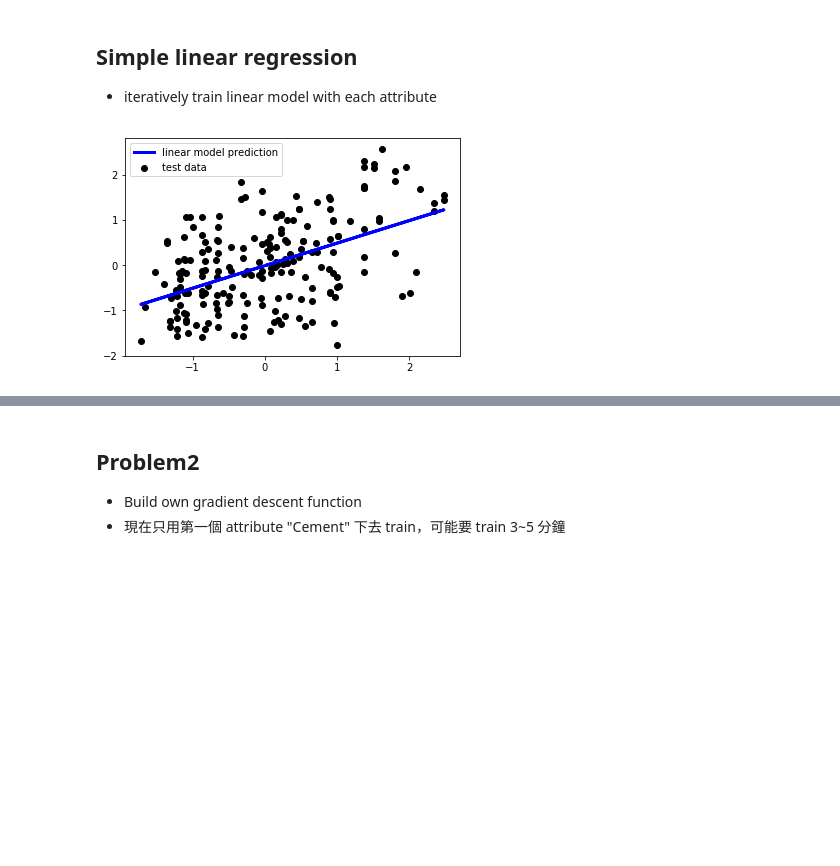
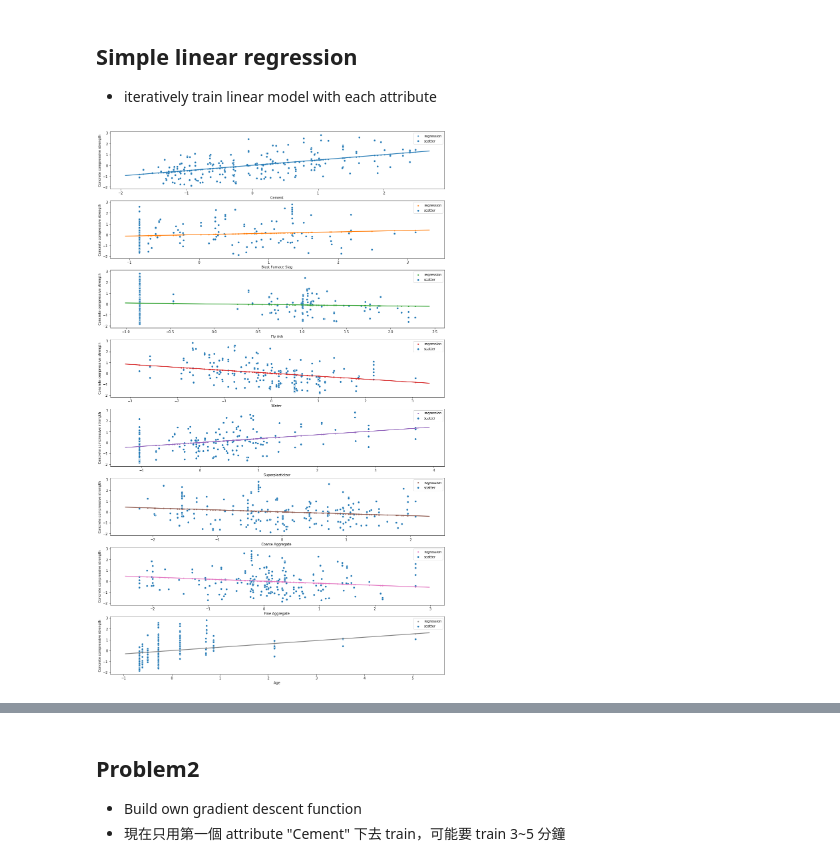
Before and after one commit to hcchang0701/machine_learning, a Jupyter notebook: hw3/Problem2.ipynb, the cells around one changed output, grey strips where cells are left out. Cells and saved outputs as stored; diff of their text form; code cells hidden in the pictures; blank space fills up the shorter version.

```diff
--- a/hw3/Problem2.ipynb
+++ b/hw3/Problem2.ipynb
@@ -122,51 +119,54 @@ col = ['MSE', 'Cor', 'R2', 'bias', 'weight']
 regResult = pd.DataFrame(index=row, columns=col)
 # %%
 from sklearn.model_selection import train_test_split
-trainCol = ['X_train', 'y_train']
-testCol = ['X_test', 'y_test']
+from sklearn.linear_model import LinearRegression
+
+inputNum = 8
+
+X, y = df.iloc[:, 0:inputNum], df.iloc[:, inputNum:inputNum+1]
 X_train, X_test, y_train, y_test = train_test_split(X, y, test_size=0.2)
-# %%
-Train = pd.DataFrame(columns=trainCol)
-Train.iloc[:, 0]=X_train.values
-Train.iloc[:, 1]=y_train.values
-
-Test = pd.DataFrame(columns=testCol)
-Test.iloc[:, 0]=X_test.values
-Test.iloc[:, 1]=y_test.values
-# %%
-X_train = X_train.values.reshape(-1, 1)
-X_test = X_test.values.reshape(-1, 1)
-y_train = y_train.values.reshape(-1, 1)
-y_test = y_test.values.reshape(-1, 1)
 # %% [markdown]
 ## Simple linear regression
 * iteratively train linear model with each attribute
 # %%
-# simple linear regression by sklearn function
-from sklearn.linear_model import LinearRegression
-
-# Train linear model by training set
-reg1 = LinearRegression().fit(X_train, y_train)
-y_pred_lm = reg1.predict(X_test)
-Test['y_pred_lm'] = y_pred_lm
-# The coefficients
-#print('Coefficients (weight): ', reg1.coef_)
-#print('Intercept (bias): ', reg1.intercept_)
-#print('linear model Correlation (R2-score): \n', reg1.score(X_train, y_train))
+axes = []
+fig, axes = plt.subplots(nrows=inputNum, sharey=True, figsize=(18, 30))
 
 
-# Plot outputs
-plt.scatter(X_test, y_test,  color='black', label='test data')
-plt.plot(X_test, y_pred_lm, color='blue', linewidth=3, label='linear model prediction')
+for i in range(0, inputNum):
+    #sns.regplot(x=df.columns[i], y=df.columns[inputNum], data=df, ax=axes[i])
 
-regResult.iloc[0, 0] = mean_squared_error(y_test, y_pred_lm)
-regResult.iloc[0, 1] = reg1.score(X_train, y_train)
-regResult.iloc[0, 2] = r2_score(y_test, y_pred_lm)
-regResult.iloc[0, 3] = reg1.intercept_[0]
-regResult.iloc[0, 4] = reg1.coef_[0]
-regResult.assign()
+    #df2 = pd.concat([X_train, X_test, y_train, y_test], axis=1)
+    Train = pd.concat([X_train, y_train], axis=1)
+    Test = pd.concat([X_test, y_test], axis=1)
 
-plt.legend()
-plt.show()
+
+
+
+    ### simple linear regression by sklearn function
+
+    # Train linear model by training set
+    reg1 = LinearRegression().fit(X_train.iloc[:, i:i+1], y_train)
+    y_pred_lm = reg1.predict(X_test.iloc[:, i:i+1])
+    Test['y_pred_lm'] = y_pred_lm
+
+    # Plot outputs
+    sns.regplot(x=Test.columns[i], y='y_pred_lm',
+                data=Test, ax=axes[i], label='regression', marker='.')
+    sns.scatterplot(x=Test.columns[i], y='Concrete compressive strength',
+                    data=Test, ax=axes[i], label='scatter')
+
+
+    #plt.plot(X_test, y_pred_lm, color='blue', linewidth=3)
+
+    regResult.iloc[i, 0] = mean_squared_error(y_test, y_pred_lm)
+    regResult.iloc[i, 1] = reg1.score(X_train.iloc[:, i:i+1], y_train)
+    regResult.iloc[i, 2] = r2_score(y_test, y_pred_lm)
+    regResult.iloc[i, 3] = reg1.intercept_[0]
+    regResult.iloc[i, 4] = reg1.coef_[0]
+    regResult.assign()
+
+    #plt.legend()
+    #plt.show()
 # %% [output]
-[figure, old version]
+[figure, new version]
```
Also changed, not shown: parts of 24 cells of this notebook, 1 other file.
